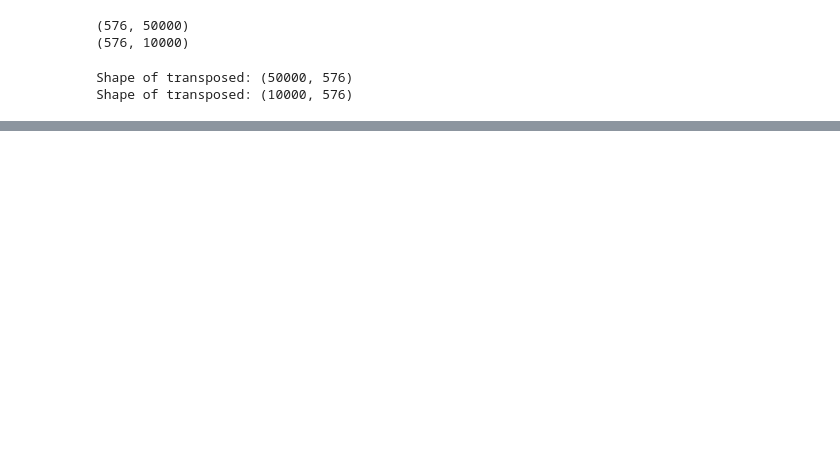
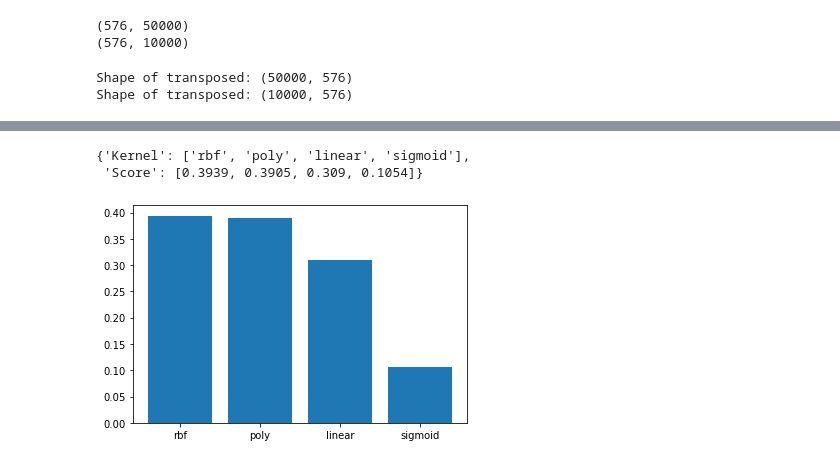
Before and after one commit to SuzannahDownie/CSCM45J, a Jupyter notebook: Coursework/2131572 BDML Coursework.ipynb, the cells around one changed output, grey strips where cells are left out. Drawn from its saved outputs; the diff is of its cells as text; code cells hidden in the pictures; blank space fills up the shorter version.

```diff
--- a/Coursework/2131572 BDML Coursework.ipynb
+++ b/Coursework/2131572 BDML Coursework.ipynb
@@ -315,0 +334,26 @@ model.score(X_test, y_test_coarse)
+# %%
+kernel_options = ['rbf', 'poly', 'linear', 'sigmoid']
+
+keys = ['Kernel', 'Score']
+
+values = [[],[]]
+
+for kernel_type in kernel_options:
+    model = svm.SVC(kernel = kernel_type, C = 1)
+    model.fit(X_train, y_train_coarse)
+    score = model.score(X_test, y_test_coarse)
+    values[0].append(kernel_type)
+    values[1].append(score)
+
+kernel_score_dict = dict(zip(keys, values))
+# %%
+kernel_score_dict
+# %% [output]
+{'Kernel': ['rbf', 'poly', 'linear', 'sigmoid'],
+ 'Score': [0.3939, 0.3905, 0.309, 0.1054]}
+# %%
+plt.bar(range(len(kernel_score_dict['Kernel'])), kernel_score_dict['Score'],
+        tick_label = kernel_score_dict['Kernel'])
+plt.show()
+# %% [output]
+[figure, added]
```
Also changed, not shown: parts of 32 cells of this notebook.
